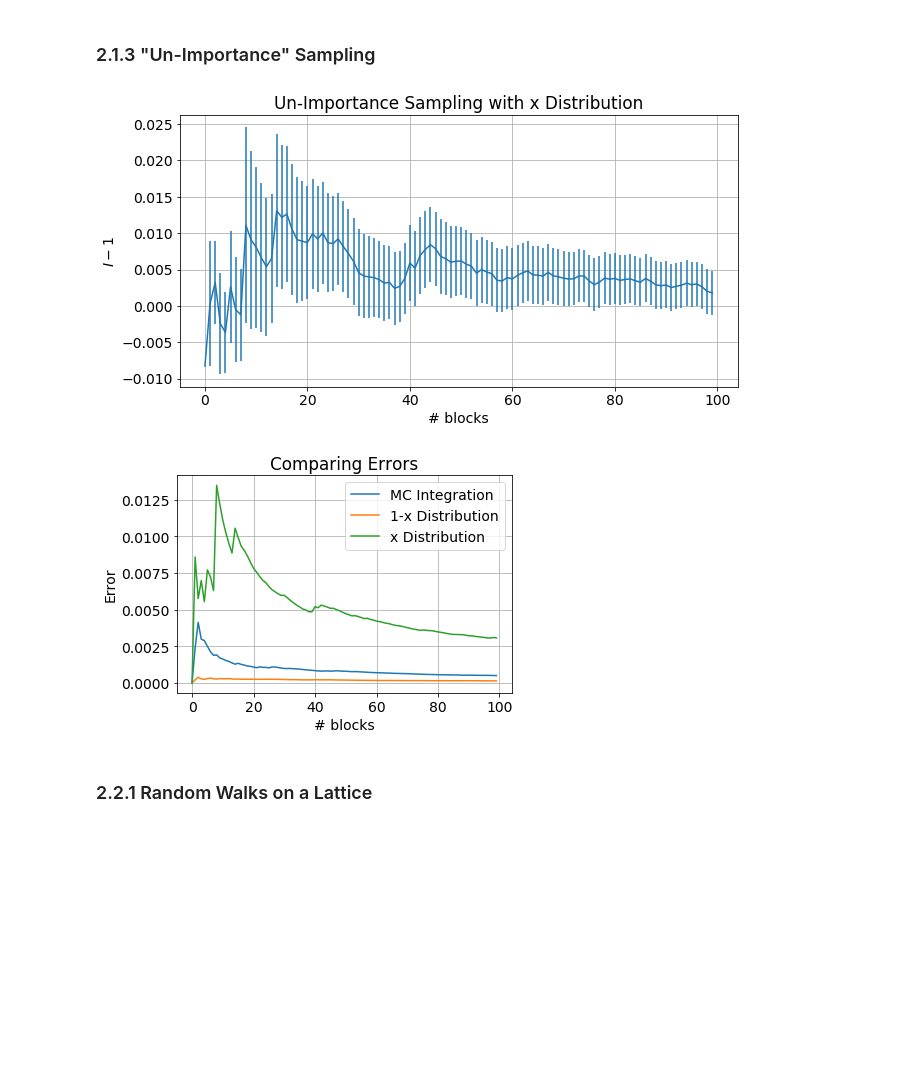
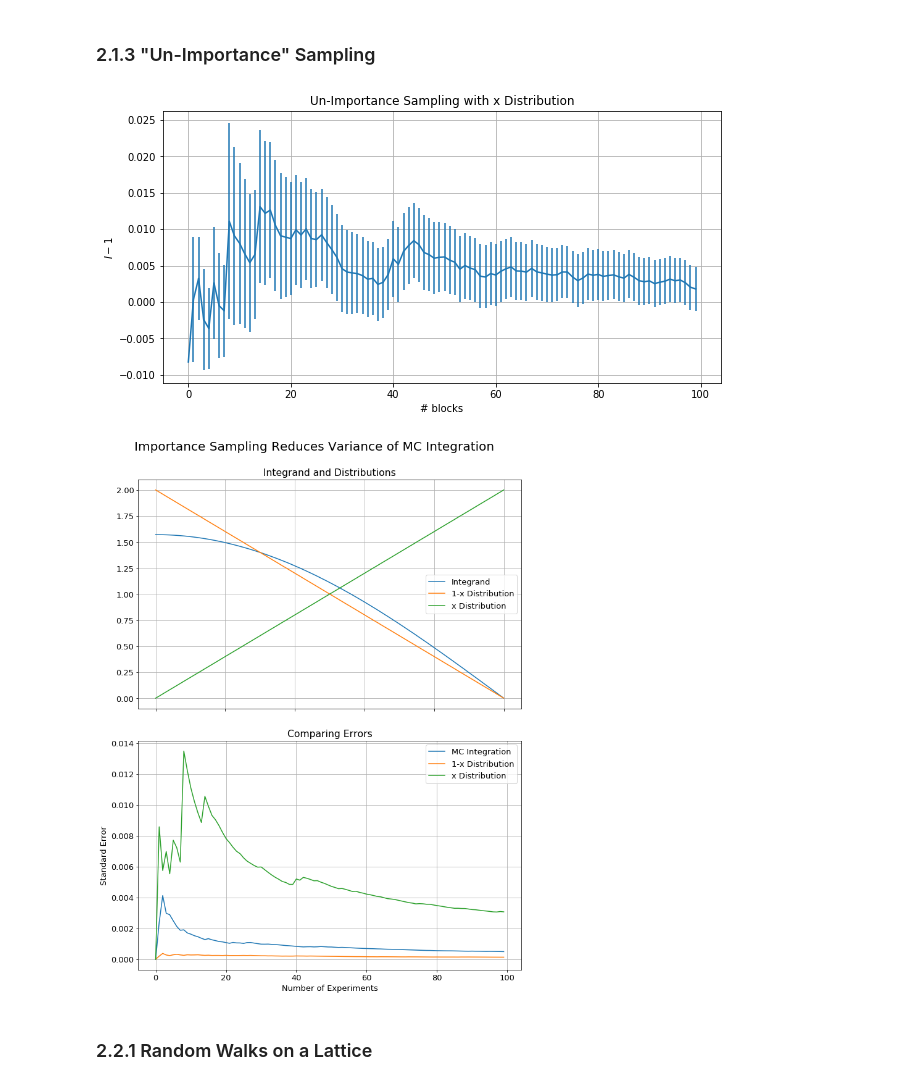
Before and after one commit to edoardodraetta/lsn_esercizi, a Jupyter notebook: Esercizio_2.ipynb, the cells around one changed output. Cells and saved outputs as stored; diff of their text form; code cells hidden in the pictures; blank space fills up the shorter version.

Commit message:
Formatting source code and plots

```diff
--- a/Esercizio_2.ipynb
+++ b/Esercizio_2.ipynb
@@ -6,7 +6,7 @@ import numpy as np
 import math
 from scipy.optimize import curve_fit
 
-plt.rcParams.update({'font.size': 14})
+plt.rcParams.update({'font.size': 13})
 # %% [markdown]
 ### 2.1.1 Basic Monte Carlo Integration
 # %%
@@ -57,9 +53,7 @@ plt.show()
 datafile = "./data/stats_2.1.3.dat"
 I, err = np.loadtxt(datafile, usecols=(0, 2), delimiter=' ', unpack='true')
 
-M = 1000000    # Throws
 N = 100        # Blocks
-L = int(M/N)   # Throws per block
 
 x = np.arange(N)
 plt.figure(figsize=(10, 5))
@@ -69,32 +63,56 @@ plt.errorbar(x, I - 1, yerr=err)
 plt.xlabel('# blocks')
 plt.ylabel(r'$I- 1 $ ')
 plt.title('Un-Importance Sampling with x Distribution')
-plt.savefig('./figures/2.1.3.png')
+# plt.savefig('./figures/2.1.3.png')
 plt.show()
 # %% [output]
-[figure, old version]
+[figure, new version]
 # %%
 datafile = "./data/stats_2.1.1.dat"
 err_MC = np.loadtxt(datafile, usecols=(2), delimiter=' ', unpack='true')
 
 datafile = "./data/stats_2.1.2.dat"
 err_IS = np.loadtxt(datafile, usecols=(2), delimiter=' ', unpack='true')
 
 datafile = "./data/stats_2.1.3.dat"
 err_US = np.loadtxt(datafile, usecols=(2), delimiter=' ', unpack='true')
 
-plt.plot(x, err_MC, label="MC Integration")
-plt.plot(x, err_IS, label="1-x Distribution")
-plt.plot(x, err_US, label="x Distribution")
-plt.legend()
-plt.xlabel('# blocks')
-plt.grid(True)
-plt.ylabel('Error')
-plt.title("Comparing Errors")
-plt.savefig('./figures/2.1.png')
+fig, axes = plt.subplots(2,1, figsize=(10, 12))
+fig.suptitle("Importance Sampling Reduces Variance of MC Integration",
+             fontsize=20, y=1.05)
+
+x = np.arange(N)
+axes[1].title.set_text("Comparing Errors")
+axes[1].plot(x, err_MC, label="MC Integration")
+axes[1].plot(x, err_IS, label="1-x Distribution")
+axes[1].plot(x, err_US, label="x Distribution")
+axes[1].set_ylabel("Standard Error")
+axes[1].set_xlabel("Number of Experiments")
+axes[1].legend()
+axes[1].grid(True)
+plt.tight_layout()
+
+x = np.linspace(0, 1, 100)
+y1 = (np.pi/2) * np.cos((np.pi/2) * x)
+y2 = 2 * (1-x)
+y3 = 2 * x
+
+axes[0].title.set_text("Integrand and Distributions")
+axes[0].plot(x,y1,label="Integrand")
+axes[0].plot(x,y2,label="1-x Distribution")
+axes[0].plot(x,y3,label="x Distribution")
+axes[0].legend()
+axes[0].grid(True)
+axes[0].xaxis.set_ticklabels([])
+
+# axes[0,0].xlabel('# blocks')
+
+# axes[0,0].ylabel('Error')
+
+# plt.savefig('./figures/2.1.png')
 plt.show()
 # %% [output]
-[figure, old version]
+[figure, new version]
 # %% [markdown]
 ### 2.2.1 Random Walks on a Lattice
 # %%
```
Also changed, not shown: parts of 4 cells of this notebook, 1 other file.
